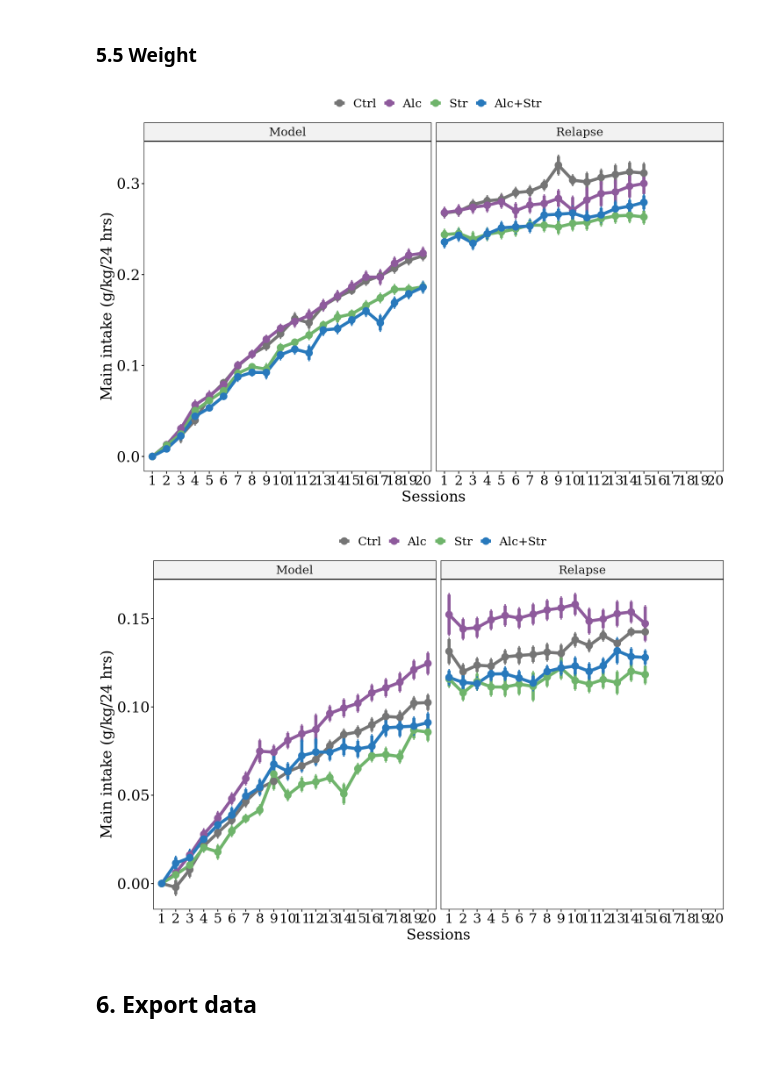
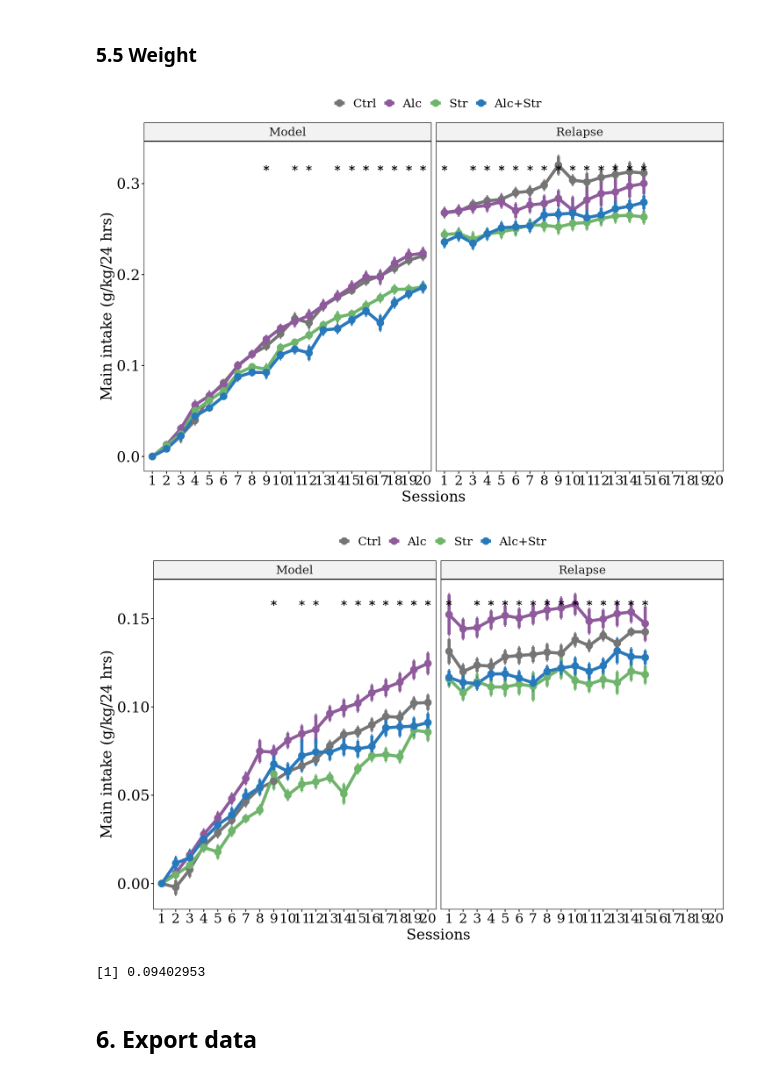
Before and after one commit to JalilRT/Sudmex_alcohol_stress, a Jupyter notebook: code/Alcohol_consumption.ipynb, the cells around one changed output. Saved outputs shown, nothing was run; the diff lists cells and outputs as text; code cells hidden in the pictures.

```diff
--- a/code/Alcohol_consumption.ipynb
+++ b/code/Alcohol_consumption.ipynb
@@ -390,3 +392,27 @@ plot_groupF <- Alcohol_intake %>% filter(Sex == "female") %>%
             add = c("mean_se"), size=2, color = "Group", facet.by = "Phase", palette = pal_group[c(2,4)],
             legend.title = "Group",
             ylab = "Main intake (g/kg/24 hrs)", xlab = "Sessions") + theme_settings
+# %%
+# Filter the emmeans_AlcInt_ses$contrasts dataframe to only include rows where p.value < 0.05
+significant_sessions_M <- emmeans_AlcInt_ses$contrasts %>% as_tibble %>%
+    filter(p.value < 0.05)  %>% add_significance() %>% filter(Sex == "male") %>% mutate(p.value.signif = "*")
+
+# Create the plot
+plot_group_M <- Alcohol_intake %>% filter(Sex == "male") %>%
+    ggline(x = "Session", y =  "main_intake", group = "Group", point.size = 3,
+        add = c("mean_se"), size=2, color = "Group", facet.by = "Phase", palette = pal_group[c(2,4)],
+        legend.title = "Group",
+        ylab = "Main intake (g/kg/24 hrs)", xlab = "Sessions") + theme_settings +
+    geom_text(data = significant_sessions_M, aes(x = Session, y = 7.05, label = p.value.signif), size = 6, vjust = -1)
+
+# Filter the emmeans_AlcInt_ses$contrasts dataframe to only include rows where p.value < 0.05
+significant_sessions_F <- emmeans_AlcInt_ses$contrasts %>% as_tibble %>%
+    filter(p.value < 0.05)  %>% add_significance() %>% filter(Sex == "female") %>% mutate(p.value.signif = "*")
+
+# Create the plot
+plot_group_F <- Alcohol_intake %>% filter(Sex == "female") %>%
+    ggline(x = "Session", y =  "main_intake", group = "Group", point.size = 3,
+        add = c("mean_se"), size=2, color = "Group", facet.by = "Phase", palette = pal_group[c(2,4)],
+        legend.title = "Group",
+        ylab = "Main intake (g/kg/24 hrs)", xlab = "Sessions") + theme_settings +
+    geom_text(data = significant_sessions_F, aes(x = Session, y = 5.2, label = p.value.signif), size = 6, vjust = -1)
@@ -446,20 +476,32 @@ plot_class_preferency
 # %% [markdown]
 ### **5.5 Weight**
 # %%
+significant_sessions_M <- emmeans_weight_ses$contrasts %>% as_tibble %>%
+    filter(p.value < 0.05)  %>% add_significance() %>% filter(Sex == "male") %>% mutate(p.value.signif = "*")
+
 Weight_intake %>% filter(Sex == "male") %>%
     ggline(x = "Session", y =  "Weight_change", group = "Group", point.size = 3,
             add = c("mean_se"), size=2, color = "Group", facet.by = "Phase", palette = pal_group,
             legend.title = "Group",
-            ylab = "Main intake (g/kg/24 hrs)", xlab = "Sessions") + theme_settings
+            ylab = "Main intake (g/kg/24 hrs)", xlab = "Sessions") + theme_settings +
+    geom_text(data = significant_sessions_M, aes(x = Session, y = 0.3, label = p.value.signif), size = 6, vjust = -1)
+
+significant_sessions_F <- emmeans_weight_ses$contrasts %>% as_tibble %>%
+    filter(p.value < 0.05)  %>% add_significance() %>% filter(Sex == "female") %>% mutate(p.value.signif = "*")
 
 Weight_intake %>% filter(Sex == "female") %>%
     ggline(x = "Session", y =  "Weight_change", group = "Group", point.size = 3,
             add = c("mean_se"), size=2, color = "Group", facet.by = "Phase", palette = pal_group,
             legend.title = "Group",
-            ylab = "Main intake (g/kg/24 hrs)", xlab = "Sessions") + theme_settings
+            ylab = "Main intake (g/kg/24 hrs)", xlab = "Sessions") + theme_settings +
+    geom_text(data = significant_sessions_M, aes(x = Session, y = 0.15, label = p.value.signif), size = 6, vjust = -1)
 # %% [output]
-[figure, old version]
+[figure, new version]
-[figure, old version]
+[figure, new version]
+# %%
+max_sd_M
+# %% [output]
+[1] 0.09402953
 # %% [markdown]
 ## **6. Export data**
 # %%
```
Also changed, not shown: parts of 5 cells of this notebook.
